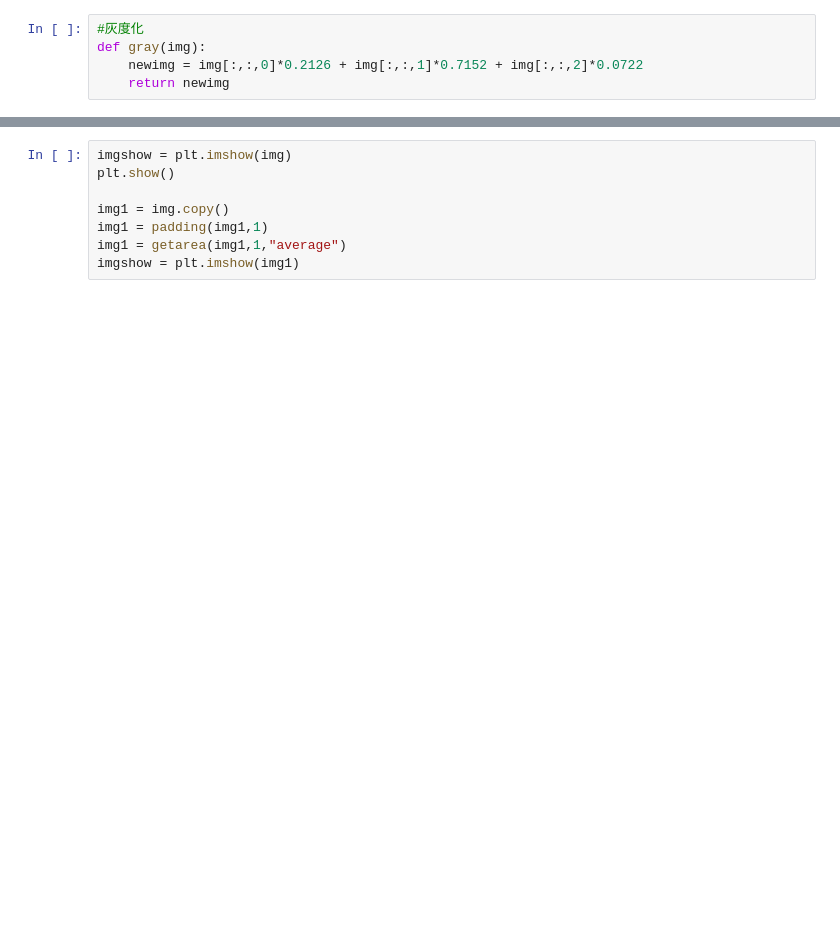
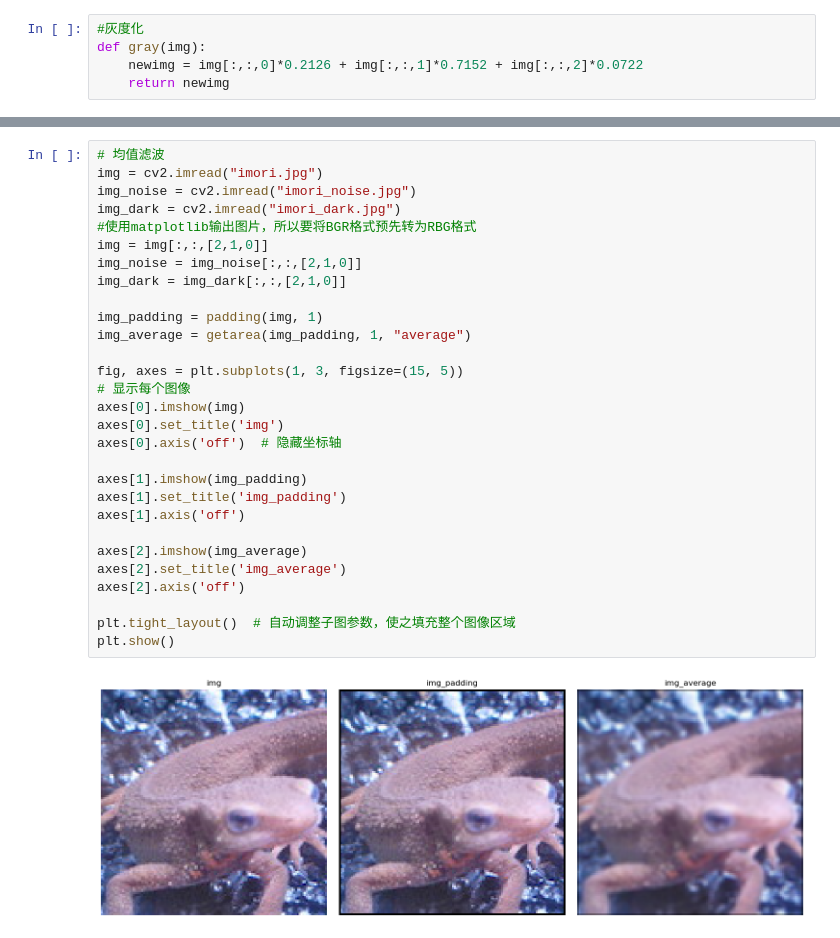
Before and after one commit to stardust1018/opencv_python_test, a Jupyter notebook: question_11-20/Untitled.ipynb, the cells around one changed output, grey strips where cells are left out. Cells and saved outputs as stored; diff of their text form; blank space fills up the shorter version.

```diff
--- a/question_11-20/Untitled.ipynb
+++ b/question_11-20/Untitled.ipynb
@@ -95,10 +114,33 @@ def getarea(img,padding,method):
                 result[i,j] = medianFilter(area)
     return result
 # %%
-imgshow = plt.imshow(img)
+# 均值滤波
+img = cv2.imread("imori.jpg")
+img_noise = cv2.imread("imori_noise.jpg")
+img_dark = cv2.imread("imori_dark.jpg")
+#使用matplotlib输出图片，所以要将BGR格式预先转为RBG格式
+img = img[:,:,[2,1,0]]
+img_noise = img_noise[:,:,[2,1,0]]
+img_dark = img_dark[:,:,[2,1,0]]
+
+img_padding = padding(img, 1)
+img_average = getarea(img_padding, 1, "average")
+
+fig, axes = plt.subplots(1, 3, figsize=(15, 5))
+# 显示每个图像
+axes[0].imshow(img)
+axes[0].set_title('img')
+axes[0].axis('off')  # 隐藏坐标轴
+
+axes[1].imshow(img_padding)
+axes[1].set_title('img_padding')
+axes[1].axis('off')
+
+axes[2].imshow(img_average)
+axes[2].set_title('img_average')
+axes[2].axis('off')
+
+plt.tight_layout()  # 自动调整子图参数，使之填充整个图像区域
 plt.show()
-
-img1 = img.copy()
-img1 = padding(img1,1)
-img1 = getarea(img1,1,"average")
-imgshow = plt.imshow(img1)
+# %% [output]
+[figure, added]
```
Also changed, not shown: parts of 12 cells of this notebook, 1 other file.
